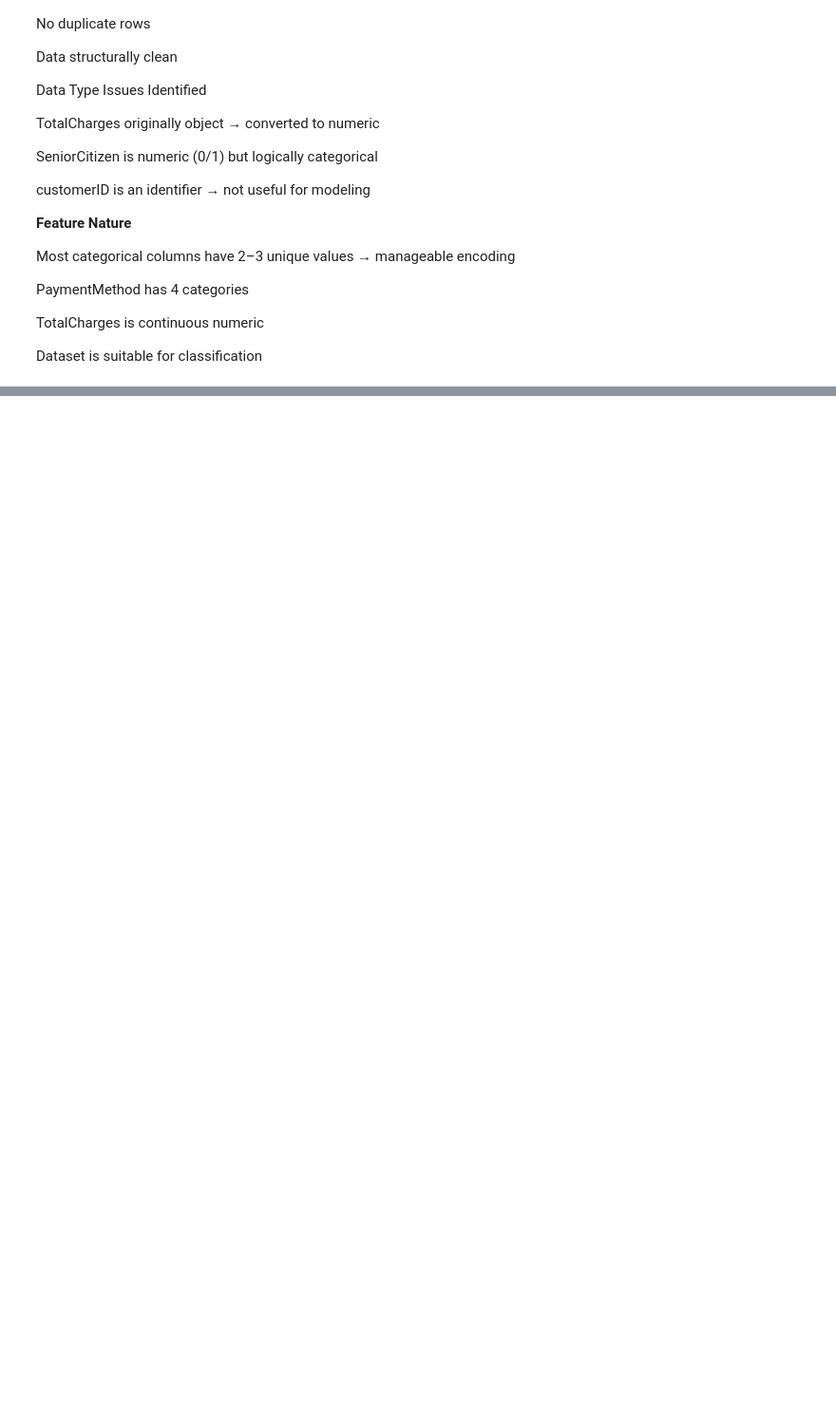
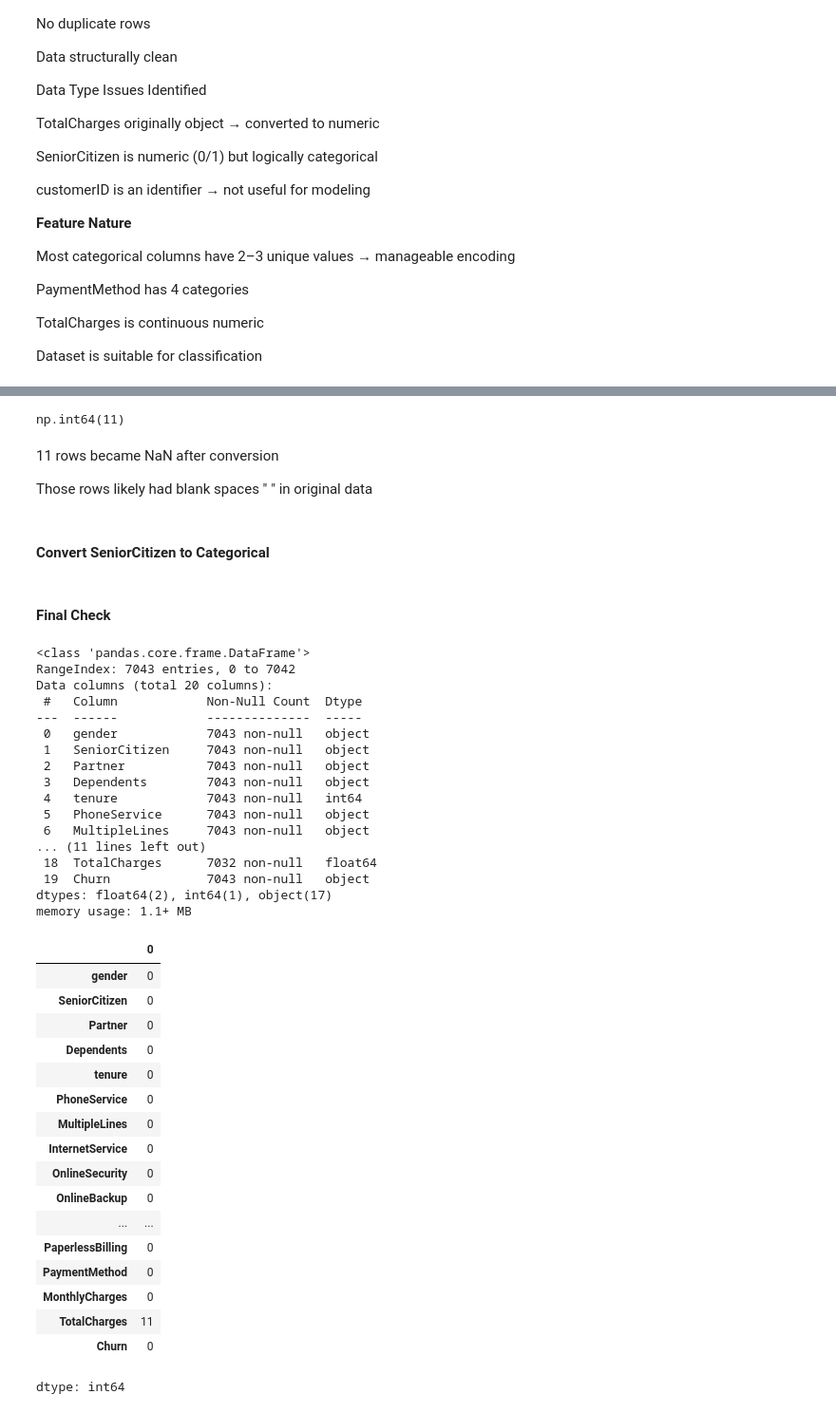
Before and after one commit to Sagarjain93/Machine-Learning-Portfolio, a Jupyter notebook: 03_ML_Practice/Customer_Churn_In_Telecom/Customer_Churn_Telecom.ipynb, the cells around one changed output, grey strips where cells are left out. Shown at 95% size. Cells and saved outputs as stored; diff of their text form; code cells hidden in the pictures; blank space fills up the shorter version.

```diff
--- a/03_ML_Practice/Customer_Churn_In_Telecom/Customer_Churn_Telecom.ipynb
+++ b/03_ML_Practice/Customer_Churn_In_Telecom/Customer_Churn_Telecom.ipynb
@@ -234,0 +239,3 @@ Dataset is suitable for classification
+# %%
+#droping column
+df.drop('customerID',axis=1,inplace=True)
@@ -234,0 +246,2 @@ Dataset is suitable for classification
+# %%
+df['TotalCharges'] = pd.to_numeric(df['TotalCharges'], errors='coerce')
@@ -234,0 +250,53 @@ Dataset is suitable for classification
+# %%
+df['TotalCharges'].isnull().sum()
+# %% [output]
+np.int64(11)
+# %% [markdown]
+11 rows became NaN after conversion
+
+Those rows likely had blank spaces " " in original data
+# %% [markdown]
+#### **Convert SeniorCitizen to Categorical**
+# %%
+df['SeniorCitizen'] = df['SeniorCitizen'].astype('object')
+# %% [markdown]
+#### **Final Check**
+# %%
+df.info()
+df.isnull().sum()
+# %% [output]
+<class 'pandas.core.frame.DataFrame'>
+RangeIndex: 7043 entries, 0 to 7042
+Data columns (total 20 columns):
+ #   Column            Non-Null Count  Dtype
+---  ------            --------------  -----
+ 0   gender            7043 non-null   object
+ 1   SeniorCitizen     7043 non-null   object
+ 2   Partner           7043 non-null   object
+ 3   Dependents        7043 non-null   object
+ 4   tenure            7043 non-null   int64
+ 5   PhoneService      7043 non-null   object
+ 6   MultipleLines     7043 non-null   object
+... (11 lines left out)
+ 18  TotalCharges      7032 non-null   float64
+ 19  Churn             7043 non-null   object
+dtypes: float64(2), int64(1), object(17)
+memory usage: 1.1+ MB
+|  | 0 |
+| gender | 0 |
+| SeniorCitizen | 0 |
+| Partner | 0 |
+| Dependents | 0 |
+| tenure | 0 |
+| PhoneService | 0 |
+| MultipleLines | 0 |
+| InternetService | 0 |
+| OnlineSecurity | 0 |
+| OnlineBackup | 0 |
+| ... | ... |
+| PaperlessBilling | 0 |
+| PaymentMethod | 0 |
+| MonthlyCharges | 0 |
+| TotalCharges | 11 |
+| Churn | 0 |
+dtype: int64
```
Also changed, not shown: parts of 16 cells of this notebook.
